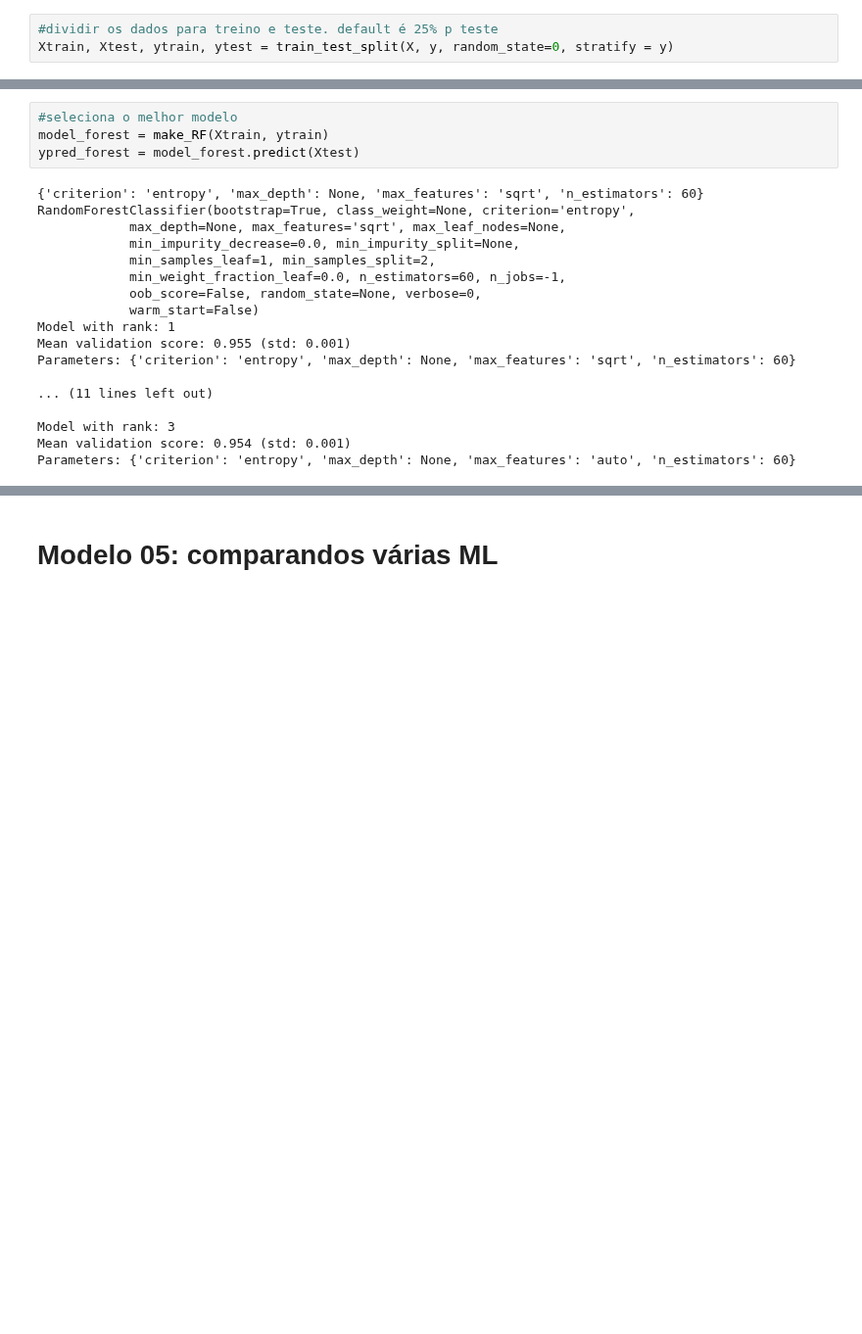
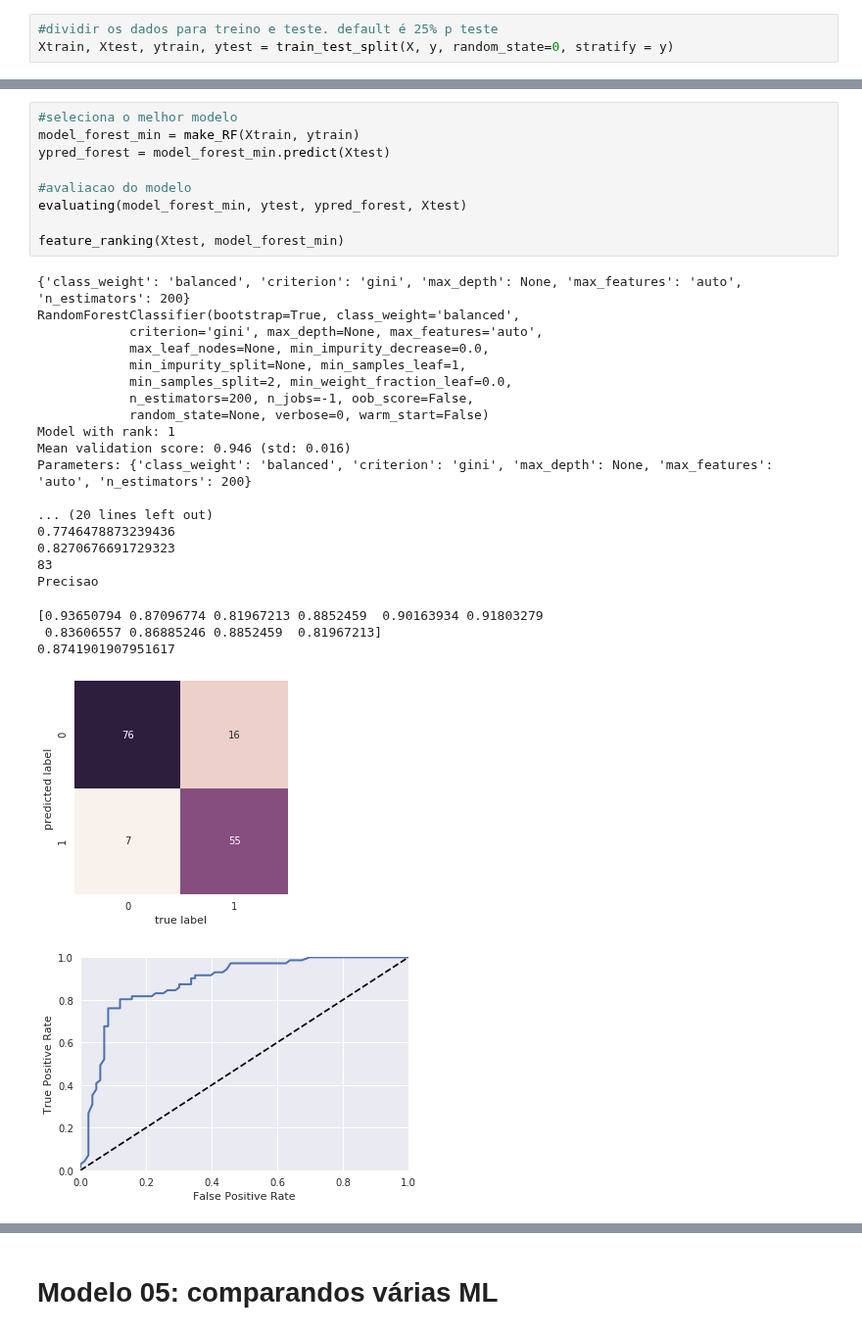
Before and after one commit to tmedeirosb/modelo_ifrn_integrado, a Jupyter notebook: versao_2/workflow_ivan_supervisionado.ipynb, the cells around one changed output, grey strips where cells are left out. Shown at 98% size. Saved outputs shown, nothing was run; the diff lists cells and outputs as text; blank space fills up the shorter version.

```diff
--- a/versao_2/workflow_ivan_supervisionado.ipynb
+++ b/versao_2/workflow_ivan_supervisionado.ipynb
@@ -429,23 +500,33 @@ memory usage: 1.9 MB
 None
 # %%
 #seleciona o melhor modelo
-model_forest = make_RF(Xtrain, ytrain)
-ypred_forest = model_forest.predict(Xtest)
+model_forest_min = make_RF(Xtrain, ytrain)
+ypred_forest = model_forest_min.predict(Xtest)
+
+#avaliacao do modelo
+evaluating(model_forest_min, ytest, ypred_forest, Xtest)
+
+feature_ranking(Xtest, model_forest_min)
 # %% [output]
-{'criterion': 'entropy', 'max_depth': None, 'max_features': 'sqrt', 'n_estimators': 60}
-RandomForestClassifier(bootstrap=True, class_weight=None, criterion='entropy',
-            max_depth=None, max_features='sqrt', max_leaf_nodes=None,
-            min_impurity_decrease=0.0, min_impurity_split=None,
-            min_samples_leaf=1, min_samples_split=2,
-            min_weight_fraction_leaf=0.0, n_estimators=60, n_jobs=-1,
-            oob_score=False, random_state=None, verbose=0,
-            warm_start=False)
+{'class_weight': 'balanced', 'criterion': 'gini', 'max_depth': None, 'max_features': 'auto', 'n_estimators': 200}
+RandomForestClassifier(bootstrap=True, class_weight='balanced',
+            criterion='gini', max_depth=None, max_features='auto',
+            max_leaf_nodes=None, min_impurity_decrease=0.0,
+            min_impurity_split=None, min_samples_leaf=1,
+            min_samples_split=2, min_weight_fraction_leaf=0.0,
+            n_estimators=200, n_jobs=-1, oob_score=False,
+            random_state=None, verbose=0, warm_start=False)
 Model with rank: 1
-Mean validation score: 0.955 (std: 0.001)
-Parameters: {'criterion': 'entropy', 'max_depth': None, 'max_features': 'sqrt', 'n_estimators': 60}
+Mean validation score: 0.946 (std: 0.016)
+Parameters: {'class_weight': 'balanced', 'criterion': 'gini', 'max_depth': None, 'max_features': 'auto', 'n_estimators': 200}
 
-... (11 lines left out)
-
-Model with rank: 3
-Mean validation score: 0.954 (std: 0.001)
-Parameters: {'criterion': 'entropy', 'max_depth': None, 'max_features': 'auto', 'n_estimators': 60}
+... (20 lines left out)
+0.7746478873239436
+0.8270676691729323
+83
+Precisao
+[0.93650794 0.87096774 0.81967213 0.8852459  0.90163934 0.91803279
+ 0.83606557 0.86885246 0.8852459  0.81967213]
+0.8741901907951617
+[figure, added]
+[figure, added]
```
Also changed, not shown: parts of 34 cells of this notebook.
